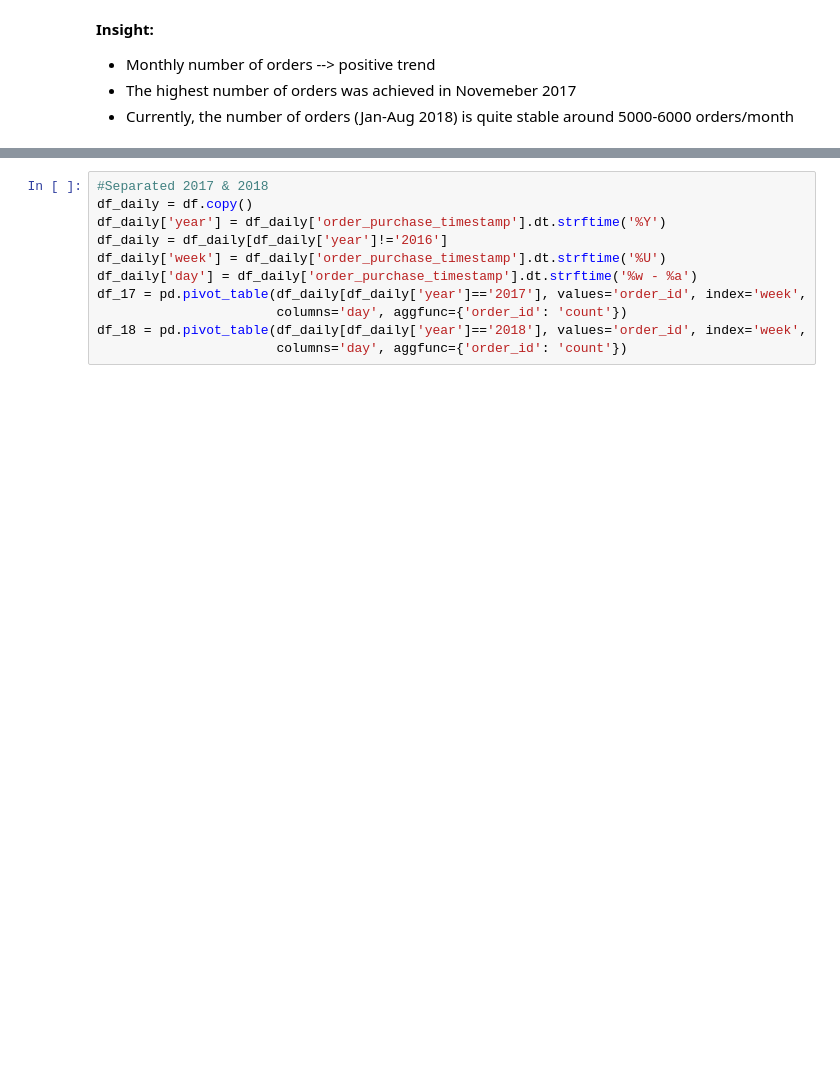
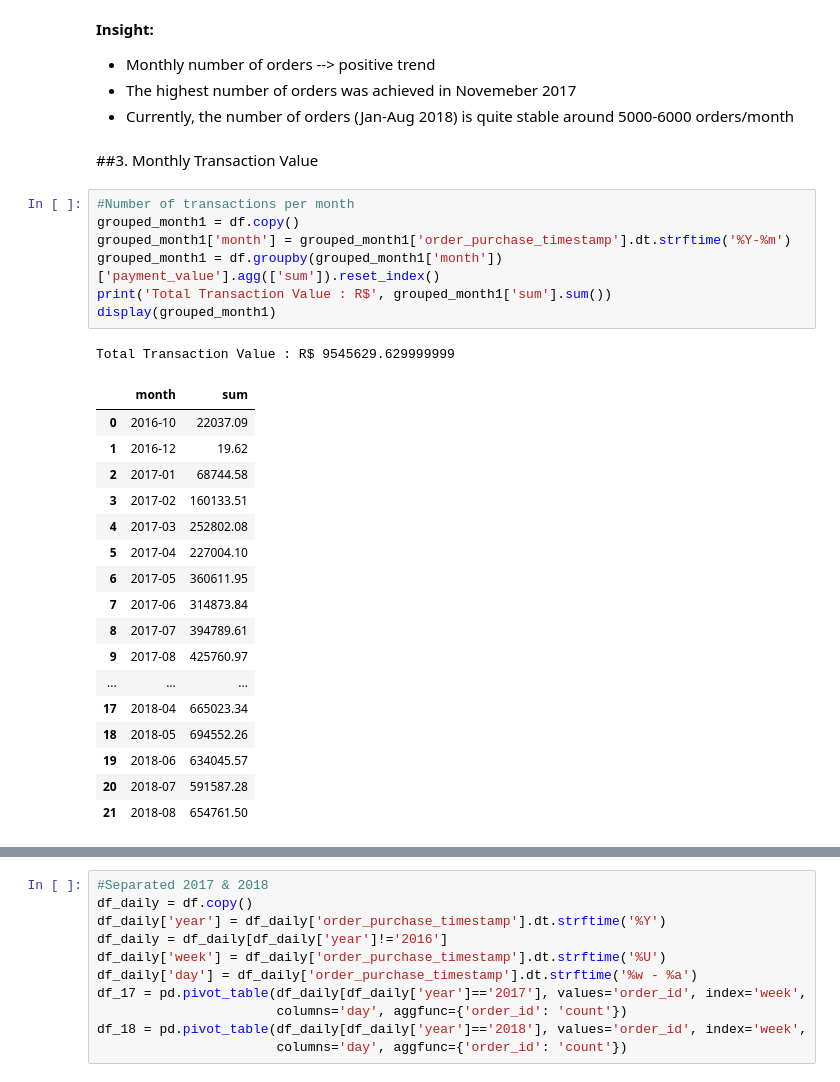
Before and after one commit to FatoniRahmat/Data-Analyst-in-Python, a Jupyter notebook: Olist_E_Commerce.ipynb, the cells around one changed output, grey strips where cells are left out. Saved outputs shown, nothing was run; the diff lists cells and outputs as text; blank space fills up the shorter version.

```diff
--- a/Olist_E_Commerce.ipynb
+++ b/Olist_E_Commerce.ipynb
@@ -674,3 +674,31 @@ Text(0.5, -0.3, 'Month Date')
 * Monthly number of orders --> positive trend
 * The highest number of orders was achieved in Novemeber 2017
 * Currently, the number of orders (Jan-Aug 2018) is quite stable around 5000-6000 orders/month
+# %% [markdown]
+##3. Monthly Transaction Value
+# %%
+#Number of transactions per month
+grouped_month1 = df.copy()
+grouped_month1['month'] = grouped_month1['order_purchase_timestamp'].dt.strftime('%Y-%m')
+grouped_month1 = df.groupby(grouped_month1['month'])['payment_value'].agg(['sum']).reset_index()
+print('Total Transaction Value : R$', grouped_month1['sum'].sum())
+display(grouped_month1)
+# %% [output]
+Total Transaction Value : R$ 9545629.629999999
+|  | month | sum |
+| 0 | 2016-10 | 22037.09 |
+| 1 | 2016-12 | 19.62 |
+| 2 | 2017-01 | 68744.58 |
+| 3 | 2017-02 | 160133.51 |
+| 4 | 2017-03 | 252802.08 |
+| 5 | 2017-04 | 227004.10 |
+| 6 | 2017-05 | 360611.95 |
+| 7 | 2017-06 | 314873.84 |
+| 8 | 2017-07 | 394789.61 |
+| 9 | 2017-08 | 425760.97 |
+| ... | ... | ... |
+| 17 | 2018-04 | 665023.34 |
+| 18 | 2018-05 | 694552.26 |
+| 19 | 2018-06 | 634045.57 |
+| 20 | 2018-07 | 591587.28 |
+| 21 | 2018-08 | 654761.50 |
```
Also changed, not shown: parts of 6 cells of this notebook.
